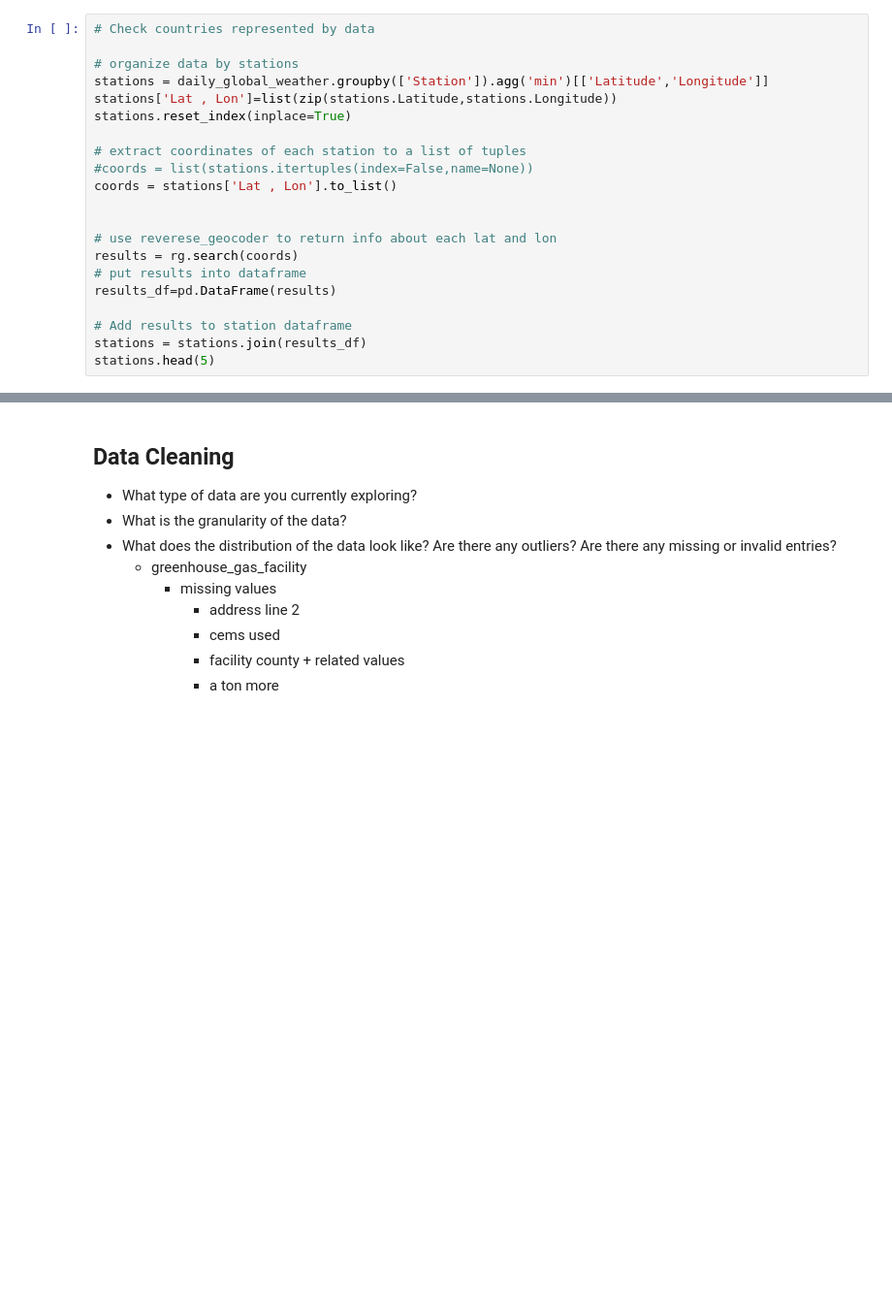
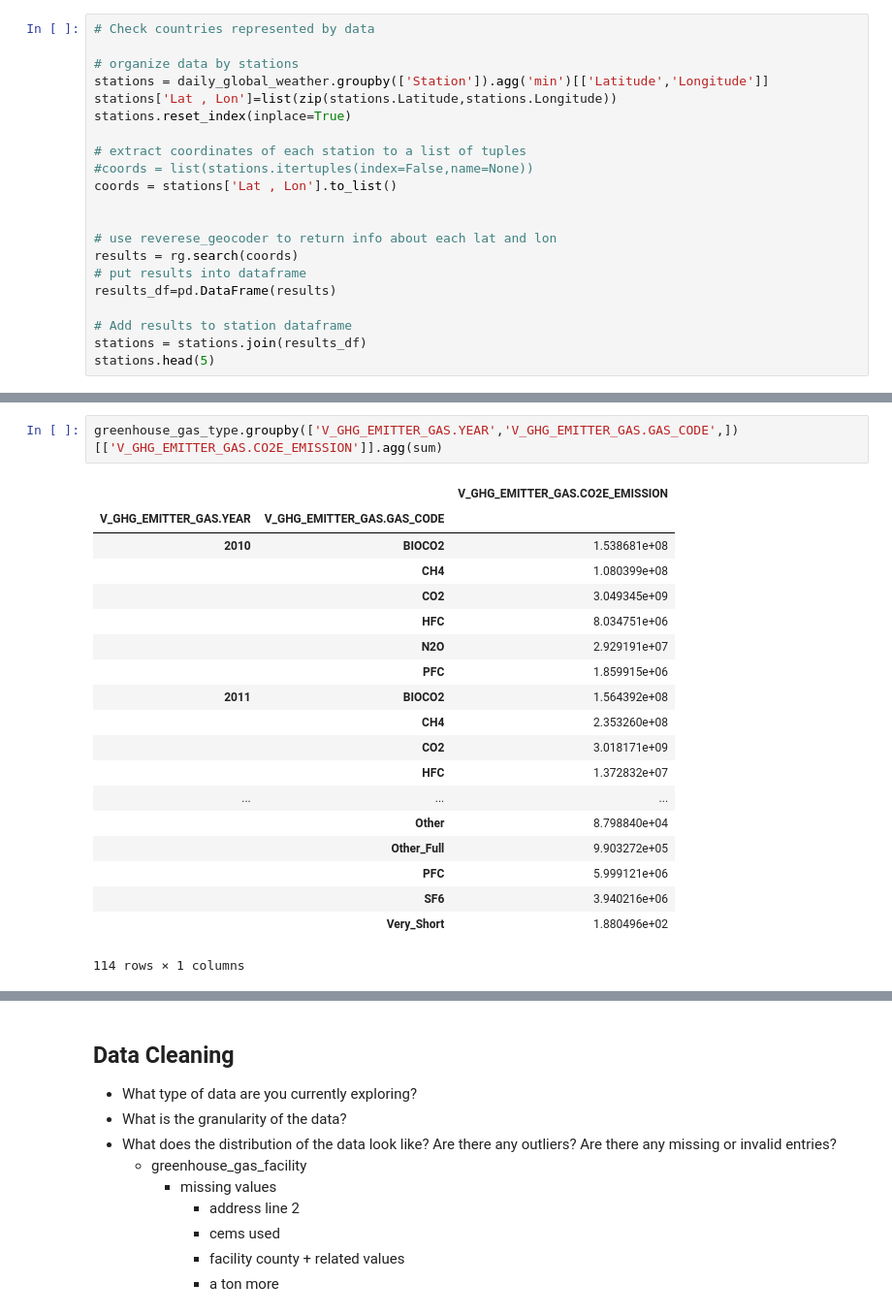
Before and after one commit to kalieknecht/data200-project, a Jupyter notebook: analysis/Analysis.ipynb, the cells around one changed output, grey strips where cells are left out. Shown at 97% size. Drawn from its saved outputs; the diff is of its cells as text; blank space fills up the shorter version.

Commit message:
Starting to look at greenhouse gas data

```diff
--- a/analysis/Analysis.ipynb
+++ b/analysis/Analysis.ipynb
@@ -129,0 +164,22 @@ Name: cc, Length: 180, dtype: int64
+# %%
+greenhouse_gas_type.groupby(['V_GHG_EMITTER_GAS.YEAR','V_GHG_EMITTER_GAS.GAS_CODE',])[['V_GHG_EMITTER_GAS.CO2E_EMISSION']].agg(sum)
+# %% [output]
+|  |  | V_GHG_EMITTER_GAS.CO2E_EMISSION |
+| V_GHG_EMITTER_GAS.YEAR | V_GHG_EMITTER_GAS.GAS_CODE |  |
+| 2010 | BIOCO2 | 1.538681e+08 |
+|  | CH4 | 1.080399e+08 |
+|  | CO2 | 3.049345e+09 |
+|  | HFC | 8.034751e+06 |
+|  | N2O | 2.929191e+07 |
+|  | PFC | 1.859915e+06 |
+| 2011 | BIOCO2 | 1.564392e+08 |
+|  | CH4 | 2.353260e+08 |
+|  | CO2 | 3.018171e+09 |
+|  | HFC | 1.372832e+07 |
+| ... | ... | ... |
+|  | Other | 8.798840e+04 |
+|  | Other_Full | 9.903272e+05 |
+|  | PFC | 5.999121e+06 |
+|  | SF6 | 3.940216e+06 |
+|  | Very_Short | 1.880496e+02 |
+114 rows × 1 columns
```
Also changed, not shown: parts of 6 cells of this notebook.
